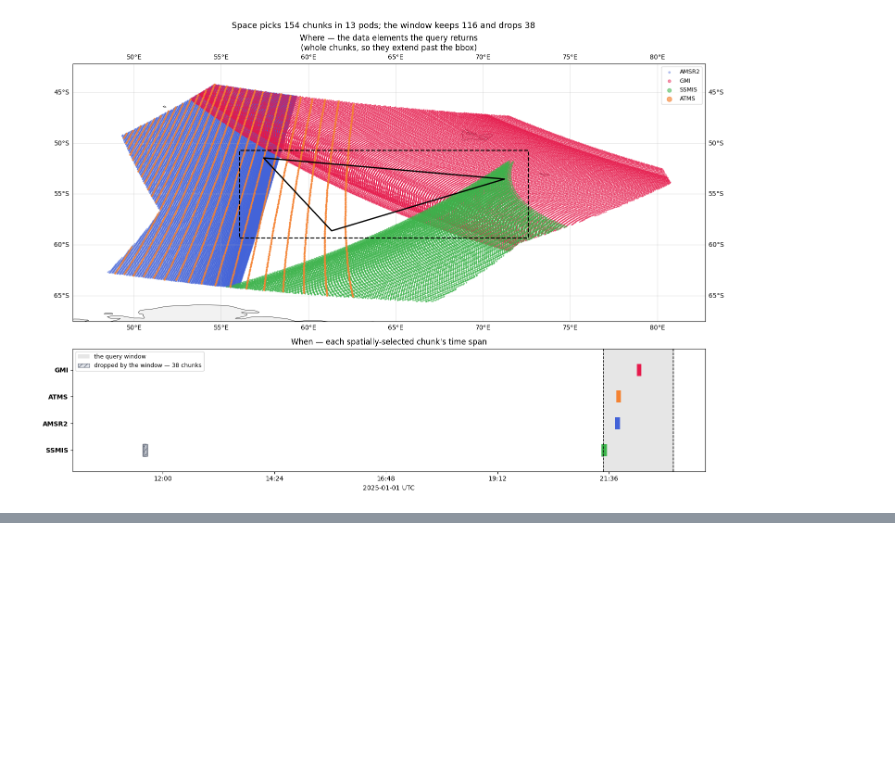
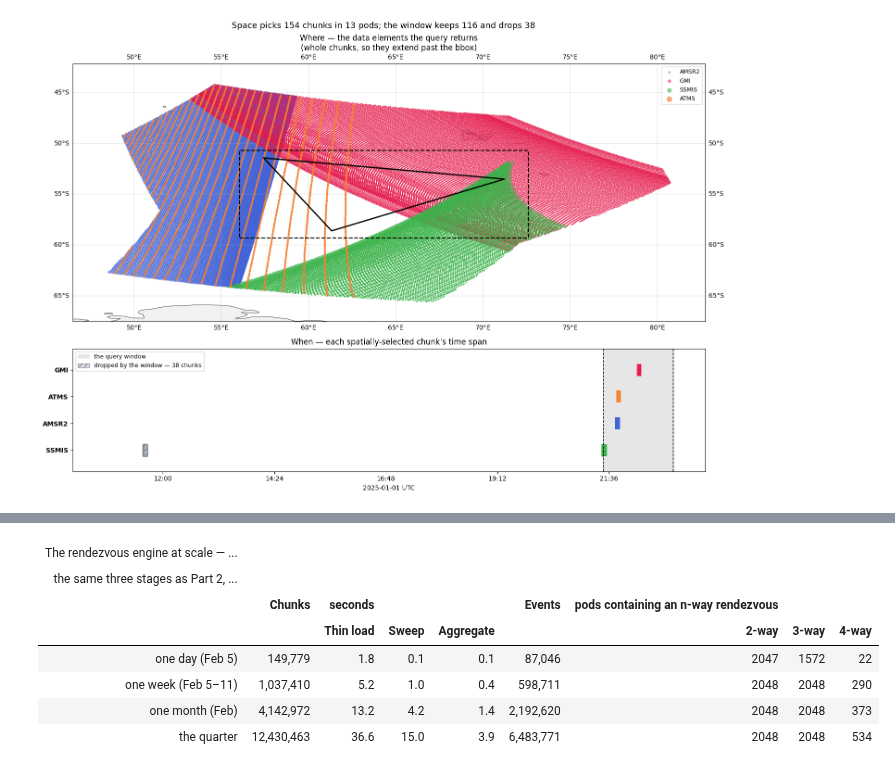
Before and after one commit to SpatioTemporal/STAREPandas, a Jupyter notebook: starepandas/s3_starepods_examples_video_v2.ipynb, the cells around one changed output, grey strips where cells are left out. Drawn from its saved outputs; the diff is of its cells as text; code cells hidden in the pictures; blank space fills up the shorter version.

```diff
--- a/starepandas/s3_starepods_examples_video_v2.ipynb
+++ b/starepandas/s3_starepods_examples_video_v2.ipynb
@@ -37,6 +44,7 @@ chunks' spatiotemporal information, it can serve as a cross-instrument
 import logging
 import re
 import os
+import time
 import pandas as pd
 import matplotlib.pyplot as plt
 from IPython.display import display
@@ -65,7 +73,10 @@ logging.getLogger('starepandas').setLevel(logging.WARNING)  # keep outputs clean
 import starepandas
 from starepandas.demo_lib import StarePodsDemo
 from starepandas.staredataframe import parse_chunk_filename
-from starepandas.io.granules import load_s3_metadata, load_s3_temporal_catalog
+from starepandas.io.granules import (
+    load_s3_catalog_summary, load_s3_metadata, load_s3_pod_occupancy,
+    load_s3_temporal_catalog,
+)
 from starepandas.overlap import (
     rendezvous_events, overlap_matrix, overlap_pod_table, pod_drilldown,
     fold_instrument,
@@ -77,7 +88,13 @@ from starepandas.demo_plots import (
 
 CONFIG_PATH = os.path.join(
     os.path.dirname(os.path.abspath(starepandas.__file__)), ".config")
-S3_PREFIX = "s3://zarrpods/gmi-demo-parquet"    # the demo's storage root
+S3_PREFIX = "s3://zarrpods/gmi-demo-parquet"    # the six-granule walkthrough root (Parts 2-5)
+STORE_PREFIX = "s3://zarrpods/storage"          # the Q1-2025 bulk-store root (Parts 1 and 6)
+ROOTS = {                                       # the three disjoint storage roots of the quarter
+    STORE_PREFIX: "Q1 2025 bulk ingest (cloud workers)",
+    S3_PREFIX: "six-granule walkthrough (Parts 2-5)",
+    "s3://zarrpods/testing-s3/loadtest-jan/storage": "load test (10 SSMIS granules)",
+}
 OVERLAP_DT = pd.Timedelta(minutes=45)           # coincidence window Δt
 STARE_LEVEL = 4
 INSTRUMENTS = ["GMI", "SSMIS", "AMSR2", "ATMS"]
@@ -94,7 +111,7 @@ def fmt_times(frame, columns=('t_start', 't_end')):
 demo = StarePodsDemo(aws_config_path=CONFIG_PATH)
 
 # One thin load: podcode / Dataset / t_start / t_end — nothing else. The
-# path_prefix scopes the shared RDS catalog to this demo's own storage root.
+# path_prefix scopes the shared RDS catalog to the walkthrough's own root.
 catalog = load_s3_temporal_catalog(path_prefix=S3_PREFIX)
 # %% [markdown]
 ## The data in the store
@@ -565,0 +702,76 @@ plt.close(fig)
+# %%
+SCOPES = [
+    ('one day (Feb 5)',     (pd.Timestamp('2025-02-05'), pd.Timestamp('2025-02-06'))),
+    ('one week (Feb 5–11)', (pd.Timestamp('2025-02-05'), pd.Timestamp('2025-02-12'))),
+    ('one month (Feb)',     (pd.Timestamp('2025-02-01'), pd.Timestamp('2025-03-01'))),
+    ('the quarter',         None),
+]
+perf_rows = []
+for label, period in SCOPES:
+    t0 = time.time()
+    scoped = load_s3_temporal_catalog(path_prefix=STORE_PREFIX, period=period)
+    t_load = time.time() - t0
+    t0 = time.time()
+    ev = rendezvous_events(scoped, OVERLAP_DT)
+    t_sweep = time.time() - t0
+    t0 = time.time()
+    mat, tab = overlap_matrix(ev), overlap_pod_table(ev)
+    t_agg = time.time() - t0
+    row = {'scope': label, 'chunks': len(scoped), 'load_s': t_load,
+           'sweep_s': t_sweep, 'aggregate_s': t_agg, 'events': len(ev)}
+    for n in (2, 3, 4):
+        row[f'{n}-way'] = int(tab[n].gt(0).sum()) if n in tab.columns else 0
+    perf_rows.append(row)
+    if period is None:                      # keep the quarter's results
+        quarter_events, quarter_matrix, quarter_table = ev, mat, tab
+    del scoped
+perf = pd.DataFrame(perf_rows)
+display(
+    GT(perf)
+    .tab_header(title="The rendezvous engine at scale — bulk-store root, Δt = 45 min",
+                subtitle="the same three stages as Part 2, on a day, a week, a month "
+                         "and the whole quarter of 2025; no chunk is ever opened")
+    .fmt_integer(columns=['chunks', 'events'])
+    .fmt_number(columns=['load_s', 'sweep_s', 'aggregate_s'], decimals=1)
+    .tab_spanner(label="seconds", columns=['load_s', 'sweep_s', 'aggregate_s'])
+    .tab_spanner(label="pods containing an n-way rendezvous",
+                 columns=['2-way', '3-way', '4-way'])
+    .cols_label(scope="", load_s="Thin load", sweep_s="Sweep", aggregate_s="Aggregate")
+)
+
+quarter_sweep_s = perf.loc[perf['scope'] == 'the quarter', 'sweep_s'].iloc[0]
+flat = pd.DataFrame([
+    {'width': f'{n}-way',
+     'pods': int(quarter_table[n].gt(0).sum()),
+     'events': int((quarter_events['instruments'].map(len) == n).sum()),
+     'cost': f"the same sweep — {quarter_sweep_s:.1f} s"}
+    for n in (2, 3, 4)
+])
+display(
+    GT(flat)
+    .tab_header(title="Flat in n — one sweep answers every width",
+                subtitle=f"the quarter's {len(quarter_events):,} events, classified by "
+                         "how many instruments were together when each pass arrived")
+    .fmt_integer(columns=['pods', 'events'])
+    .cols_label(width="", events="Events at that width", cost="Where the numbers came from")
+)
+
+qm = quarter_matrix.astype(object)
+for instrument in qm.index:
+    qm.loc[instrument, instrument] = '—'
+qm.insert(0, 'instrument', qm.index)
+display(
+    GT(qm.reset_index(drop=True), rowname_col='instrument')
+    .tab_header(title="Who met whom over the quarter — pods where each pair rendezvous",
+                subtitle=f"Δt = 45 min; of {8 * 4 ** STARE_LEVEL} level-{STARE_LEVEL} "
+                         "pods — compare Part 2's one-day matrix")
+)
+# %% [output]
+| The rendezvous engine at scale — ... |  |  |  |  |  |  |  |  |
+| the same three stages as Part 2, ... |  |  |  |  |  |  |  |  |
+|  | Chunks | seconds |  |  | Events | pods containing an n-way rendezvous |  |  |
+|  |  | Thin load | Sweep | Aggregate |  | 2-way | 3-way | 4-way |
+| one day (Feb 5) | 149,779 | 1.8 | 0.1 | 0.1 | 87,046 | 2047 | 1572 | 22 |
+| one week (Feb 5–11) | 1,037,410 | 5.2 | 1.0 | 0.4 | 598,711 | 2048 | 2048 | 290 |
+| one month (Feb) | 4,142,972 | 13.2 | 4.2 | 1.4 | 2,192,620 | 2048 | 2048 | 373 |
+| the quarter | 12,430,463 | 36.6 | 15.0 | 3.9 | 6,483,771 | 2048 | 2048 | 534 |
```
Also changed, not shown: parts of 8 cells of this notebook, 5 other files.
